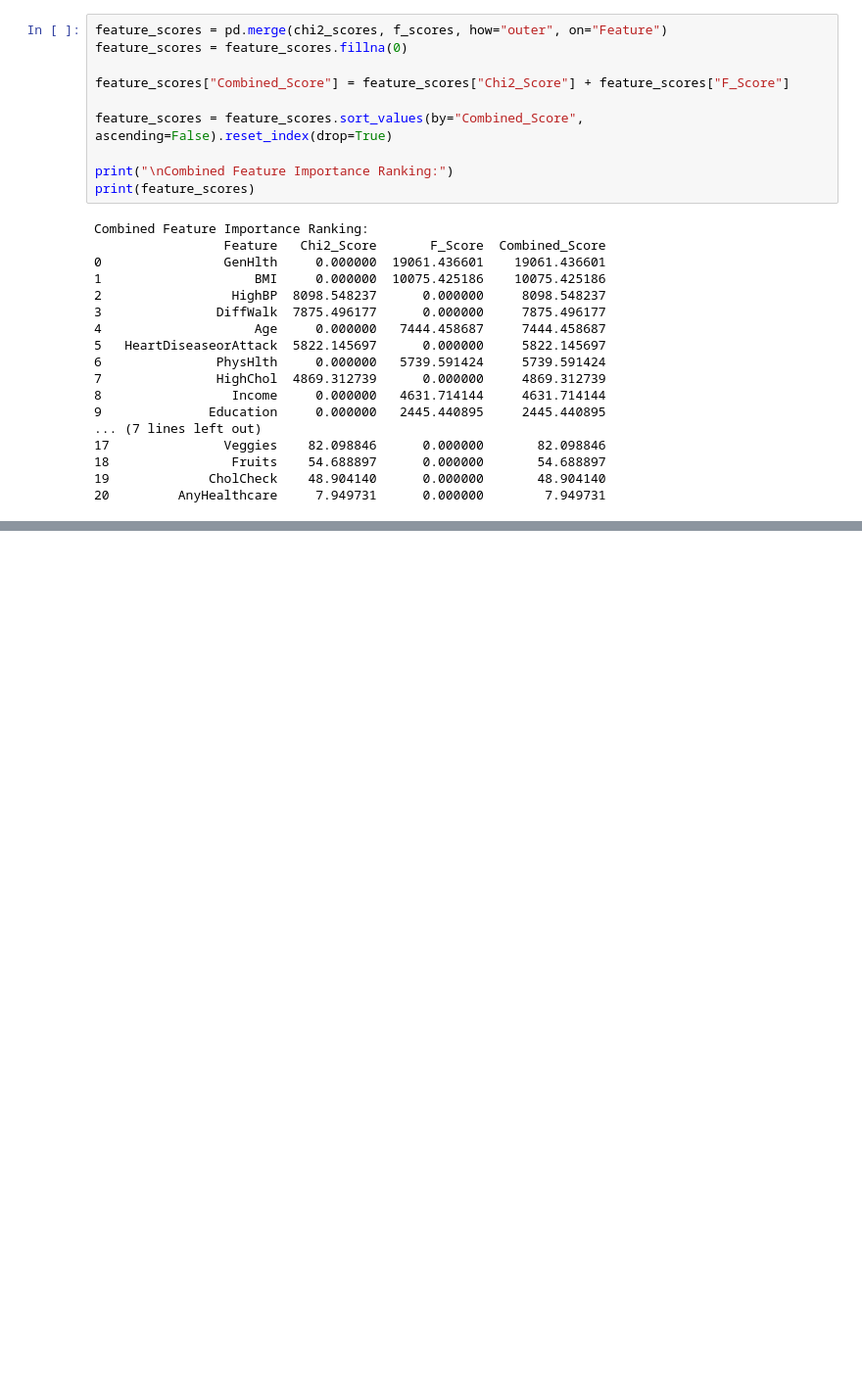
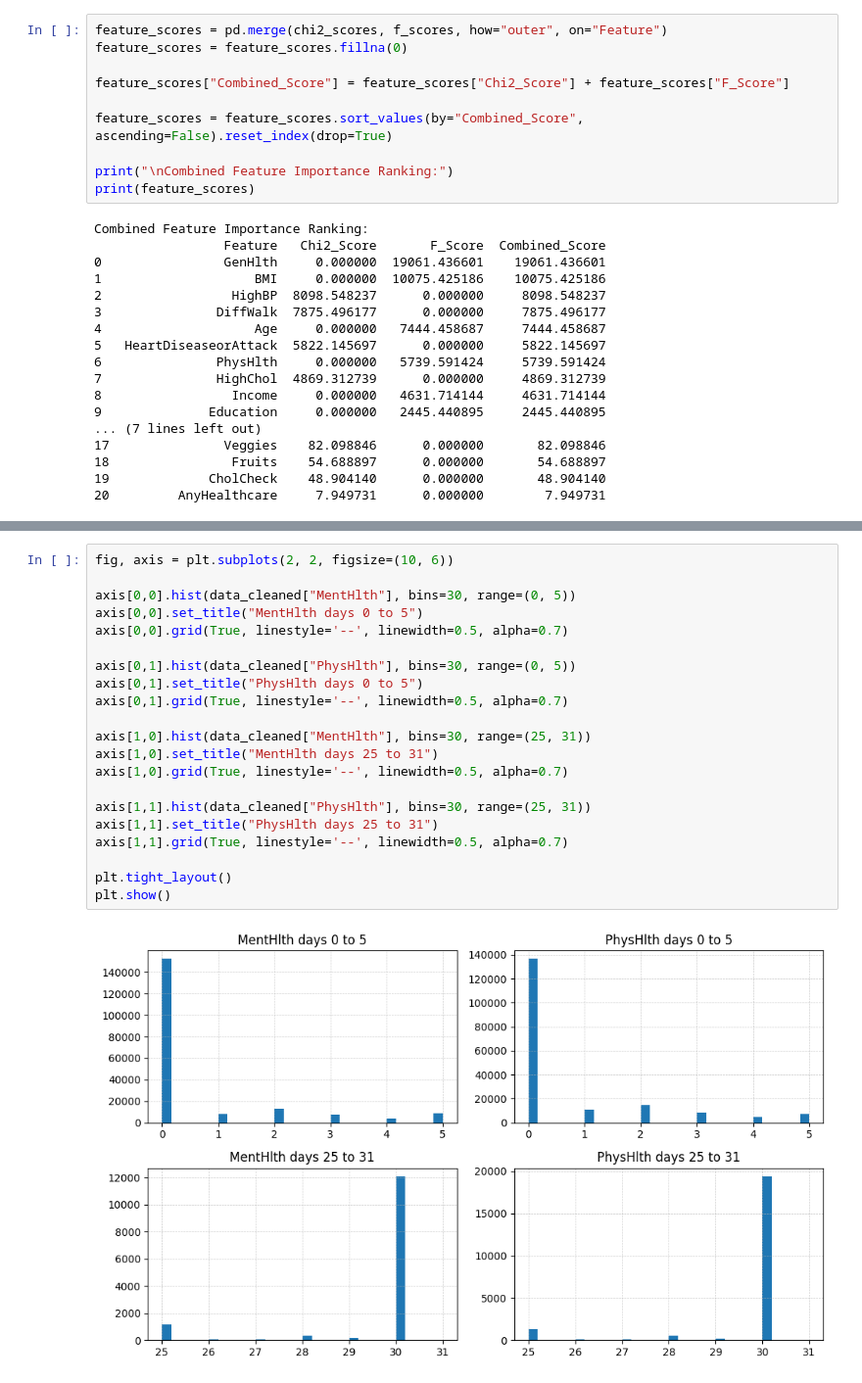
Before and after one commit to fegade99/proyecto_diabetes_david_felipe, a Jupyter notebook: src/explore.ipynb, the cells around one changed output, grey strips where cells are left out. Shown at 98% size. Drawn from its saved outputs; the diff is of its cells as text; blank space fills up the shorter version.

```diff
--- a/src/explore.ipynb
+++ b/src/explore.ipynb
@@ -769,0 +857,23 @@ Combined Feature Importance Ranking:
+# %%
+fig, axis = plt.subplots(2, 2, figsize=(10, 6))
+
+axis[0,0].hist(data_cleaned["MentHlth"], bins=30, range=(0, 5))
+axis[0,0].set_title("MentHlth days 0 to 5")
+axis[0,0].grid(True, linestyle='--', linewidth=0.5, alpha=0.7)
+
+axis[0,1].hist(data_cleaned["PhysHlth"], bins=30, range=(0, 5))
+axis[0,1].set_title("PhysHlth days 0 to 5")
+axis[0,1].grid(True, linestyle='--', linewidth=0.5, alpha=0.7)
+
+axis[1,0].hist(data_cleaned["MentHlth"], bins=30, range=(25, 31))
+axis[1,0].set_title("MentHlth days 25 to 31")
+axis[1,0].grid(True, linestyle='--', linewidth=0.5, alpha=0.7)
+
+axis[1,1].hist(data_cleaned["PhysHlth"], bins=30, range=(25, 31))
+axis[1,1].set_title("PhysHlth days 25 to 31")
+axis[1,1].grid(True, linestyle='--', linewidth=0.5, alpha=0.7)
+
+plt.tight_layout()
+plt.show()
+# %% [output]
+[figure, added]
```
Also changed, not shown: parts of 16 cells of this notebook, 1 other file.
